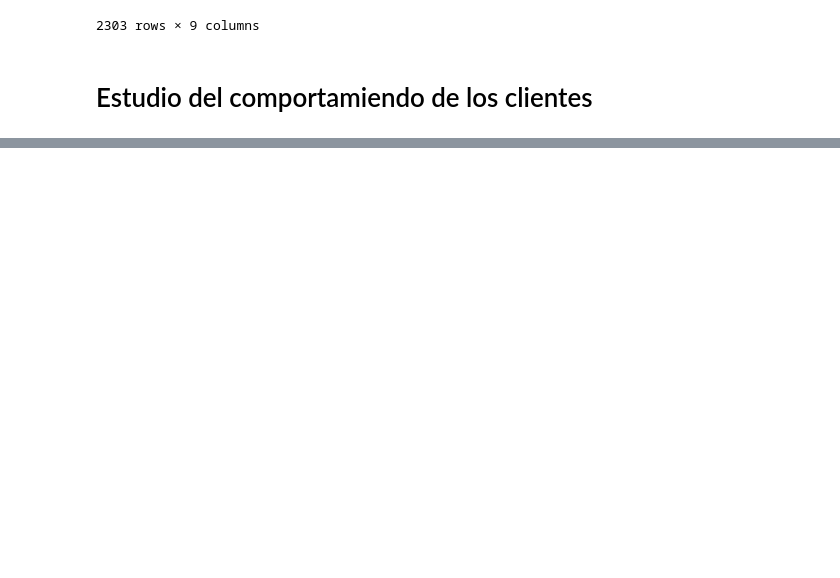
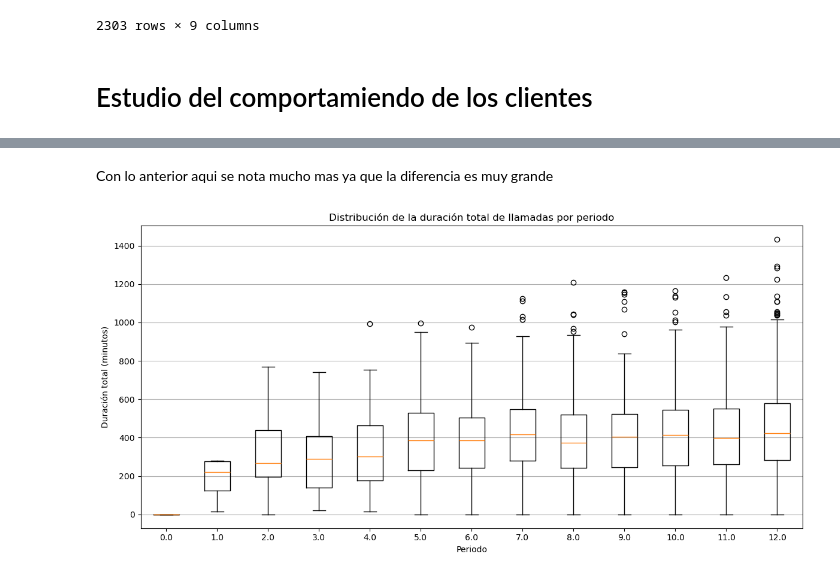
Before and after one commit to EladioVG/Project_1, a Jupyter notebook: armado.ipynb, the cells around one changed output, grey strips where cells are left out. Cells and saved outputs as stored; diff of their text form; code cells hidden in the pictures; blank space fills up the shorter version.

```diff
--- a/armado.ipynb
+++ b/armado.ipynb
@@ -609,0 +710,36 @@ memory usage: 162.1+ KB
+# %% [markdown]
+Con lo anterior aqui se nota mucho mas ya que la diferencia es muy grande
+# %%
+monthly_duration = (
+    total
+    .groupby(['period', 'user_id'])['duration']
+    .sum()
+    .reset_index()
+)
+
+# Crear datos para el boxplot por periodo
+periods = sorted(monthly_duration['period'].unique())
+
+data_by_period = [
+    monthly_duration.loc[
+        monthly_duration['period'] == p, 'duration'
+    ]
+    for p in periods
+]
+
+plt.figure(figsize=(12, 6))
+
+plt.boxplot(data_by_period)
+
+plt.title('Distribución de la duración total de llamadas por periodo')
+plt.xlabel('Periodo')
+plt.ylabel('Duración total (minutos)')
+
+plt.xticks(range(1, len(periods) + 1), periods)
+
+plt.grid(axis='y')
+
+plt.tight_layout()
+plt.show()
+# %% [output]
+[figure, added]
```
Also changed, not shown: parts of 11 cells of this notebook, 2 other files.
